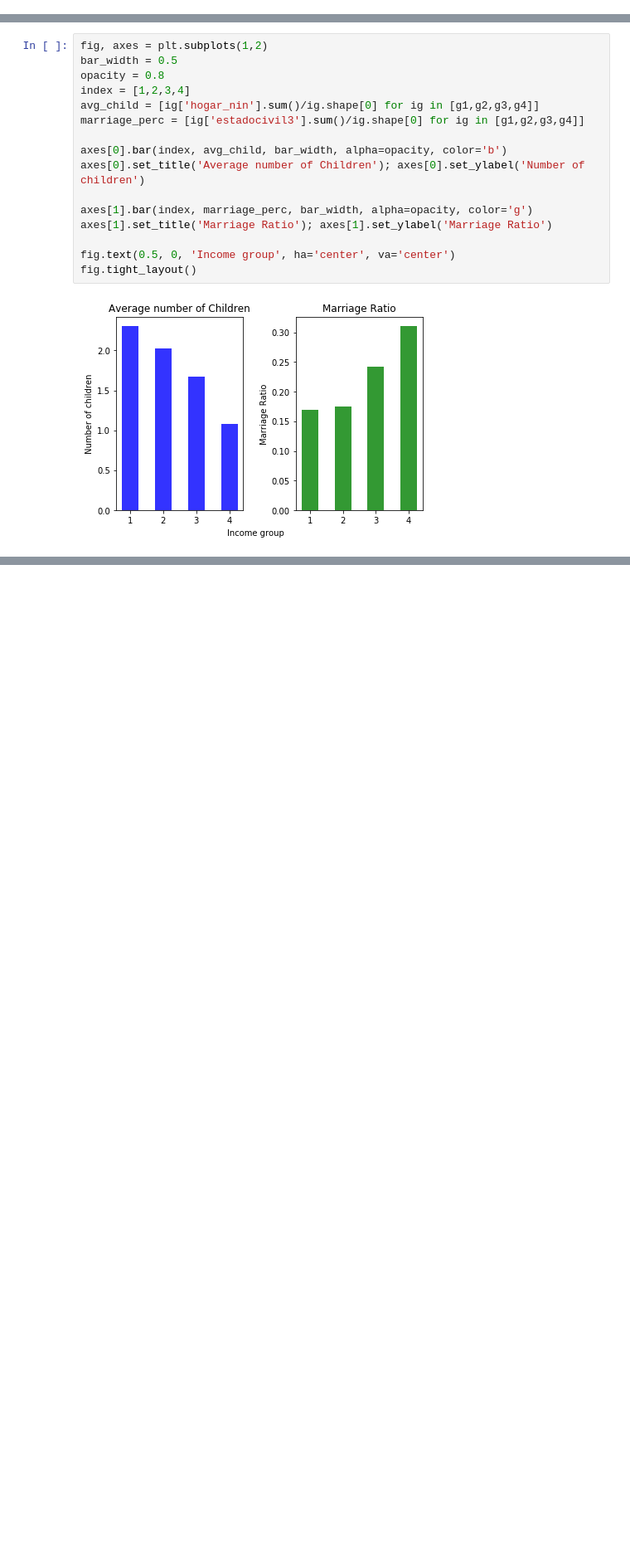
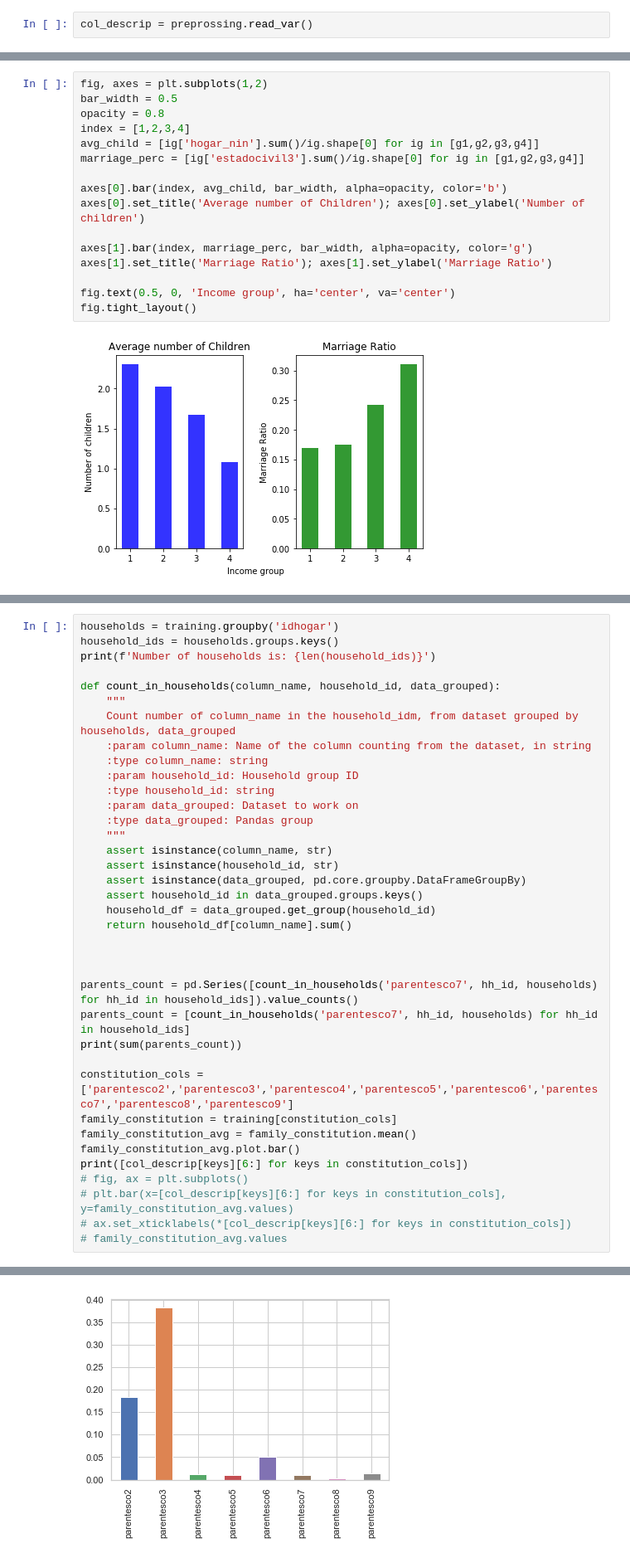
Before and after one commit to zhaomh1998/ece143, a Jupyter notebook: plot1.ipynb, the cells around one changed output, grey strips where cells are left out. Shown at 83% size. Drawn from its saved outputs; the diff is of its cells as text; blank space fills up the shorter version.

```diff
--- a/plot1.ipynb
+++ b/plot1.ipynb
@@ -55,3 +16,5 @@ data.head()
+# %%
+col_descrip = preprossing.read_var()
 # %% [markdown]
 ### Group the DataFrame by 4 imcome types
 # %%
@@ -169,0 +130,38 @@ fig.tight_layout()
+# %%
+households = training.groupby('idhogar')
+household_ids = households.groups.keys()
+print(f'Number of households is: {len(household_ids)}')
+
+def count_in_households(column_name, household_id, data_grouped):
+    """
+    Count number of column_name in the household_idm, from dataset grouped by households, data_grouped
+    :param column_name: Name of the column counting from the dataset, in string
+    :type column_name: string
+    :param household_id: Household group ID
+    :type household_id: string
+    :param data_grouped: Dataset to work on
+    :type data_grouped: Pandas group
+    """
+    assert isinstance(column_name, str)
+    assert isinstance(household_id, str)
+    assert isinstance(data_grouped, pd.core.groupby.DataFrameGroupBy)
+    assert household_id in data_grouped.groups.keys()
+    household_df = data_grouped.get_group(household_id)
+    return household_df[column_name].sum()
+
+
+
+parents_count = pd.Series([count_in_households('parentesco7', hh_id, households) for hh_id in household_ids]).value_counts()
+parents_count = [count_in_households('parentesco7', hh_id, households) for hh_id in household_ids]
+print(sum(parents_count))
+
+constitution_cols = ['parentesco2','parentesco3','parentesco4','parentesco5','parentesco6','parentesco7','parentesco8','parentesco9']
+family_constitution = training[constitution_cols]
+family_constitution_avg = family_constitution.mean()
+family_constitution_avg.plot.bar()
+print([col_descrip[keys][6:] for keys in constitution_cols])
+# fig, ax = plt.subplots()
+# plt.bar(x=[col_descrip[keys][6:] for keys in constitution_cols], y=family_constitution_avg.values)
+# ax.set_xticklabels(*[col_descrip[keys][6:] for keys in constitution_cols])
+# family_constitution_avg.values
+# %% [output]
@@ -169,0 +171 @@ fig.tight_layout()
+[figure, added]
```
Also changed, not shown: parts of 12 cells of this notebook, 3 other files.
